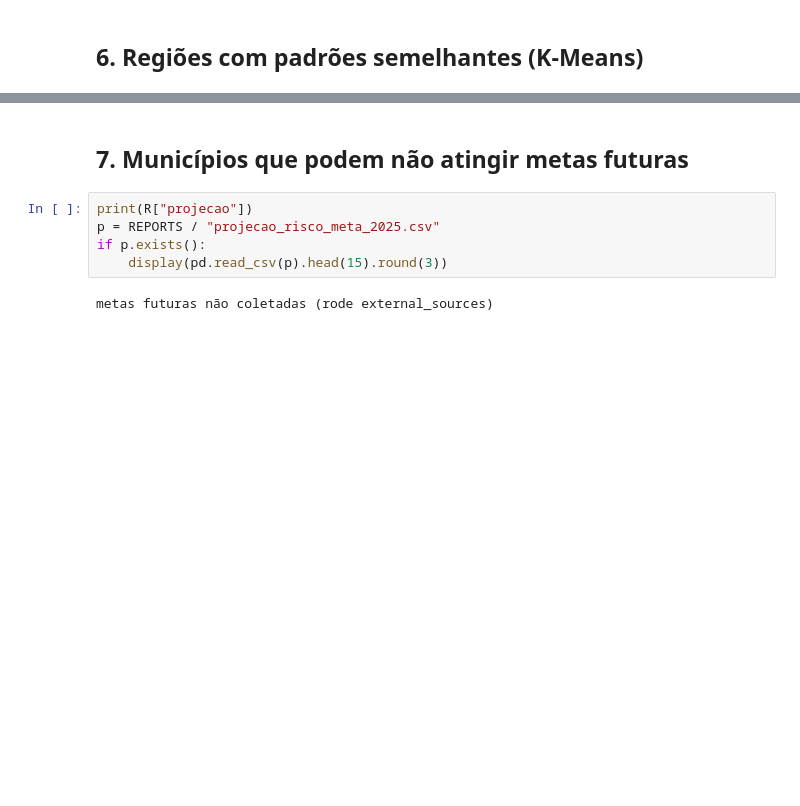
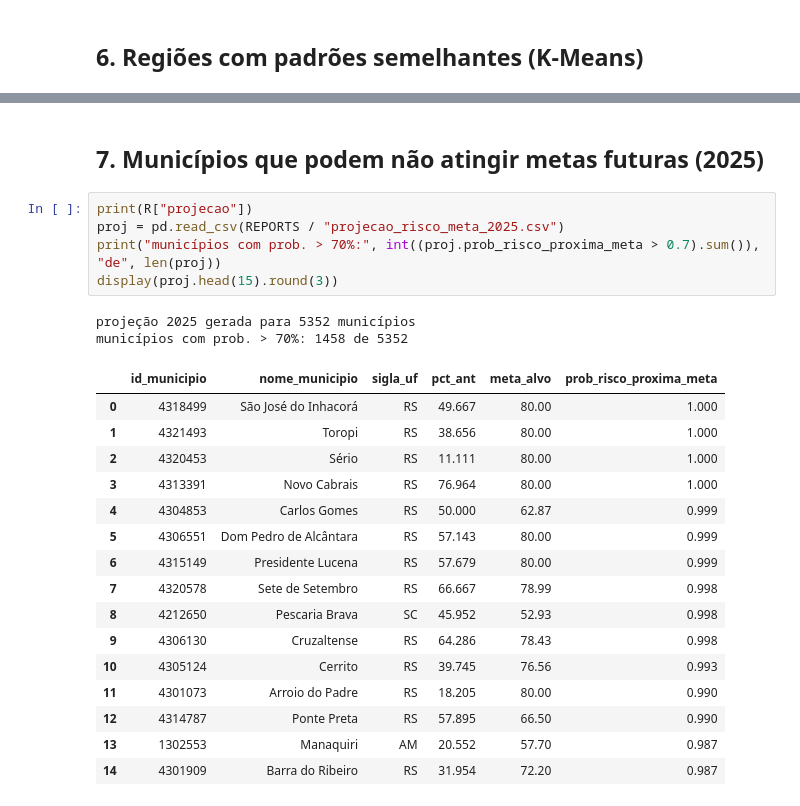
Before and after one commit to arthuralexandre10aa-sys/tech-challenge-fase3, a Jupyter notebook: notebooks/02_modelagem.ipynb, the cells around one changed output, grey strips where cells are left out. Drawn from its saved outputs; the diff is of its cells as text; blank space fills up the shorter version.

```diff
--- a/notebooks/02_modelagem.ipynb
+++ b/notebooks/02_modelagem.ipynb
@@ -138,9 +156,26 @@ display(Image(str(IMAGES / "cluster_pca.png"))); display(Image(str(IMAGES / "clu
 # %% [markdown]
-## 7. Municípios que podem não atingir metas futuras
+## 7. Municípios que podem não atingir metas futuras (2025)
 # %%
 print(R["projecao"])
-p = REPORTS / "projecao_risco_meta_2025.csv"
-if p.exists():
-    display(pd.read_csv(p).head(15).round(3))
+proj = pd.read_csv(REPORTS / "projecao_risco_meta_2025.csv")
+print("municípios com prob. > 70%:", int((proj.prob_risco_proxima_meta > 0.7).sum()), "de", len(proj))
+display(proj.head(15).round(3))
 # %% [output]
-metas futuras não coletadas (rode external_sources)
+projeção 2025 gerada para 5352 municípios
+municípios com prob. > 70%: 1458 de 5352
+|  | id_municipio | nome_municipio | sigla_uf | pct_ant | meta_alvo | prob_risco_proxima_meta |
+| 0 | 4318499 | São José do Inhacorá | RS | 49.667 | 80.00 | 1.000 |
+| 1 | 4321493 | Toropi | RS | 38.656 | 80.00 | 1.000 |
+| 2 | 4320453 | Sério | RS | 11.111 | 80.00 | 1.000 |
+| 3 | 4313391 | Novo Cabrais | RS | 76.964 | 80.00 | 1.000 |
+| 4 | 4304853 | Carlos Gomes | RS | 50.000 | 62.87 | 0.999 |
+| 5 | 4306551 | Dom Pedro de Alcântara | RS | 57.143 | 80.00 | 0.999 |
+| 6 | 4315149 | Presidente Lucena | RS | 57.679 | 80.00 | 0.999 |
+| 7 | 4320578 | Sete de Setembro | RS | 66.667 | 78.99 | 0.998 |
+| 8 | 4212650 | Pescaria Brava | SC | 45.952 | 52.93 | 0.998 |
+| 9 | 4306130 | Cruzaltense | RS | 64.286 | 78.43 | 0.998 |
+| 10 | 4305124 | Cerrito | RS | 39.745 | 76.56 | 0.993 |
+| 11 | 4301073 | Arroio do Padre | RS | 18.205 | 80.00 | 0.990 |
+| 12 | 4314787 | Ponte Preta | RS | 57.895 | 66.50 | 0.990 |
+| 13 | 1302553 | Manaquiri | AM | 20.552 | 57.70 | 0.987 |
+| 14 | 4301909 | Barra do Ribeiro | RS | 31.954 | 72.20 | 0.987 |
```
Also changed, not shown: parts of 20 cells of this notebook, 58 other files.
